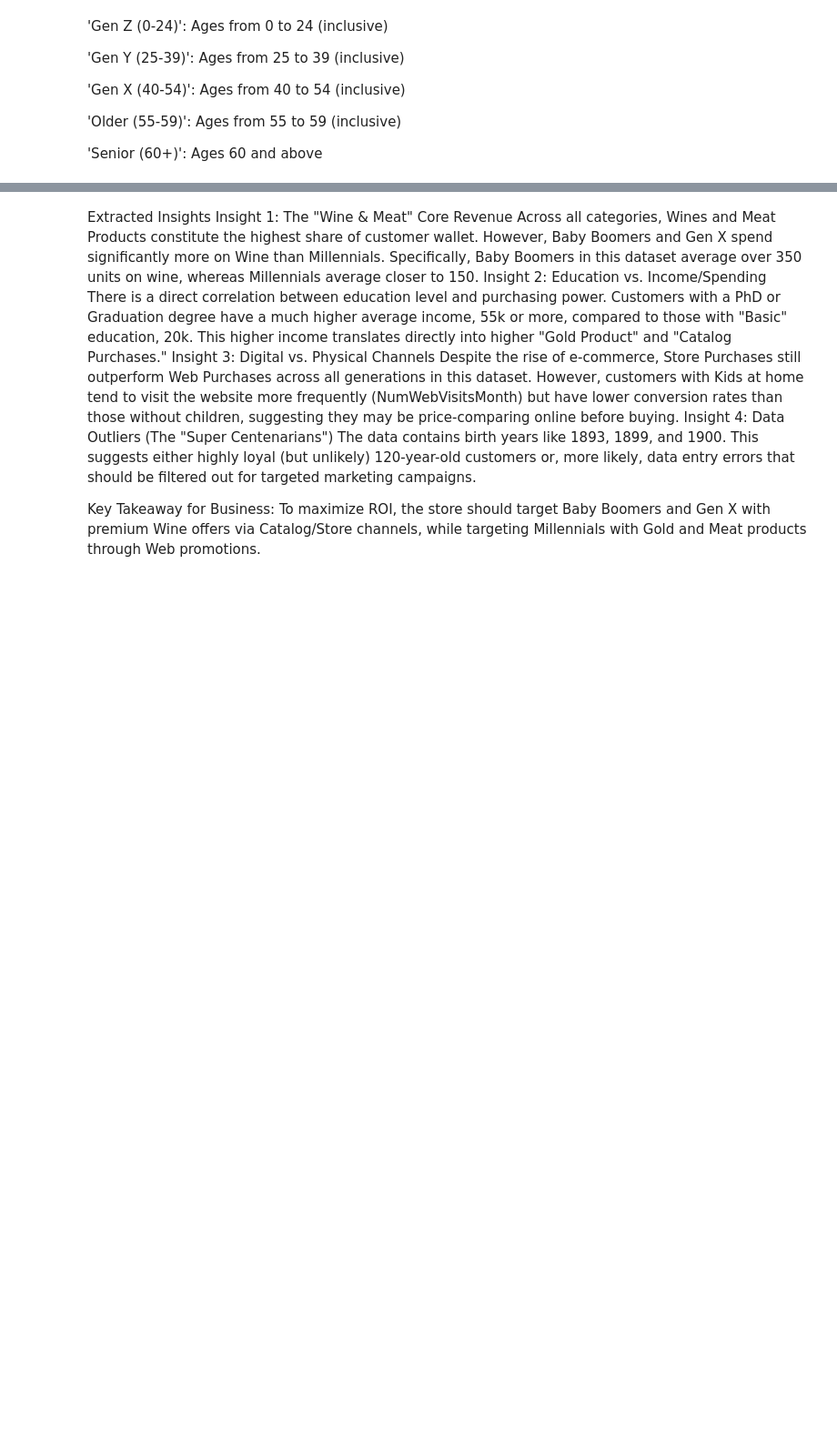
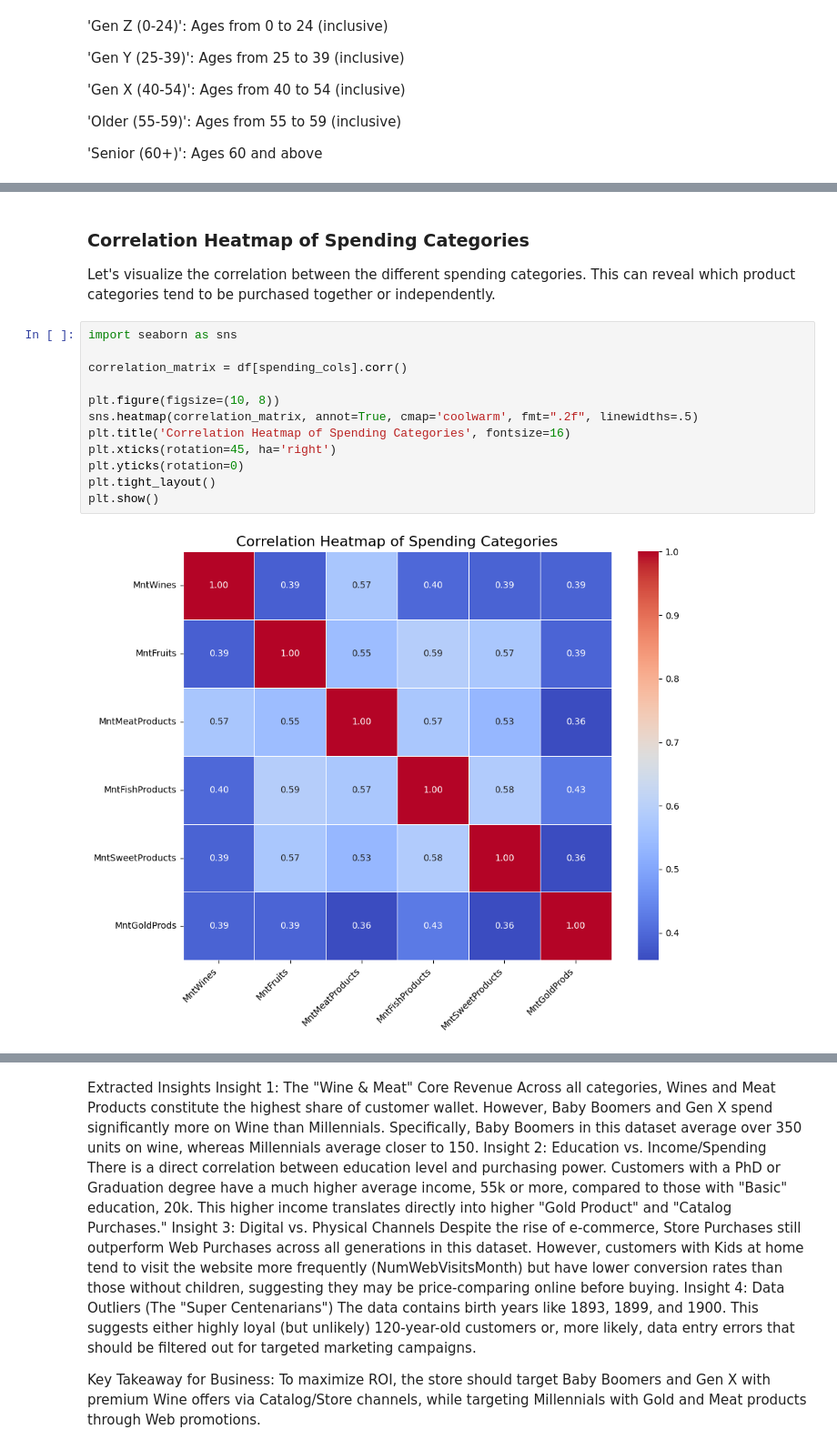
Before and after one commit to CreatorDave/201lab05a, a Jupyter notebook: ADA_Lab_2.ipynb, the cells around one changed output, grey strips where cells are left out. Shown at 91% size. Drawn from its saved outputs; the diff is of its cells as text; blank space fills up the shorter version.

```diff
--- a/ADA_Lab_2.ipynb
+++ b/ADA_Lab_2.ipynb
@@ -206 +207,19 @@ Web conversion proxy — with kids median: 0.50 (n=1577), without kids median: 2
 Done. Chart saved to generation_spending_grouped.png
+# %% [markdown]
+### Correlation Heatmap of Spending Categories
+
+Let's visualize the correlation between the different spending categories. This can reveal which product categories tend to be purchased together or independently.
+# %%
+import seaborn as sns
+
+correlation_matrix = df[spending_cols].corr()
+
+plt.figure(figsize=(10, 8))
+sns.heatmap(correlation_matrix, annot=True, cmap='coolwarm', fmt=".2f", linewidths=.5)
+plt.title('Correlation Heatmap of Spending Categories', fontsize=16)
+plt.xticks(rotation=45, ha='right')
+plt.yticks(rotation=0)
+plt.tight_layout()
+plt.show()
+# %% [output]
+[figure, added]
```
Also changed, not shown: parts of 3 cells of this notebook.
